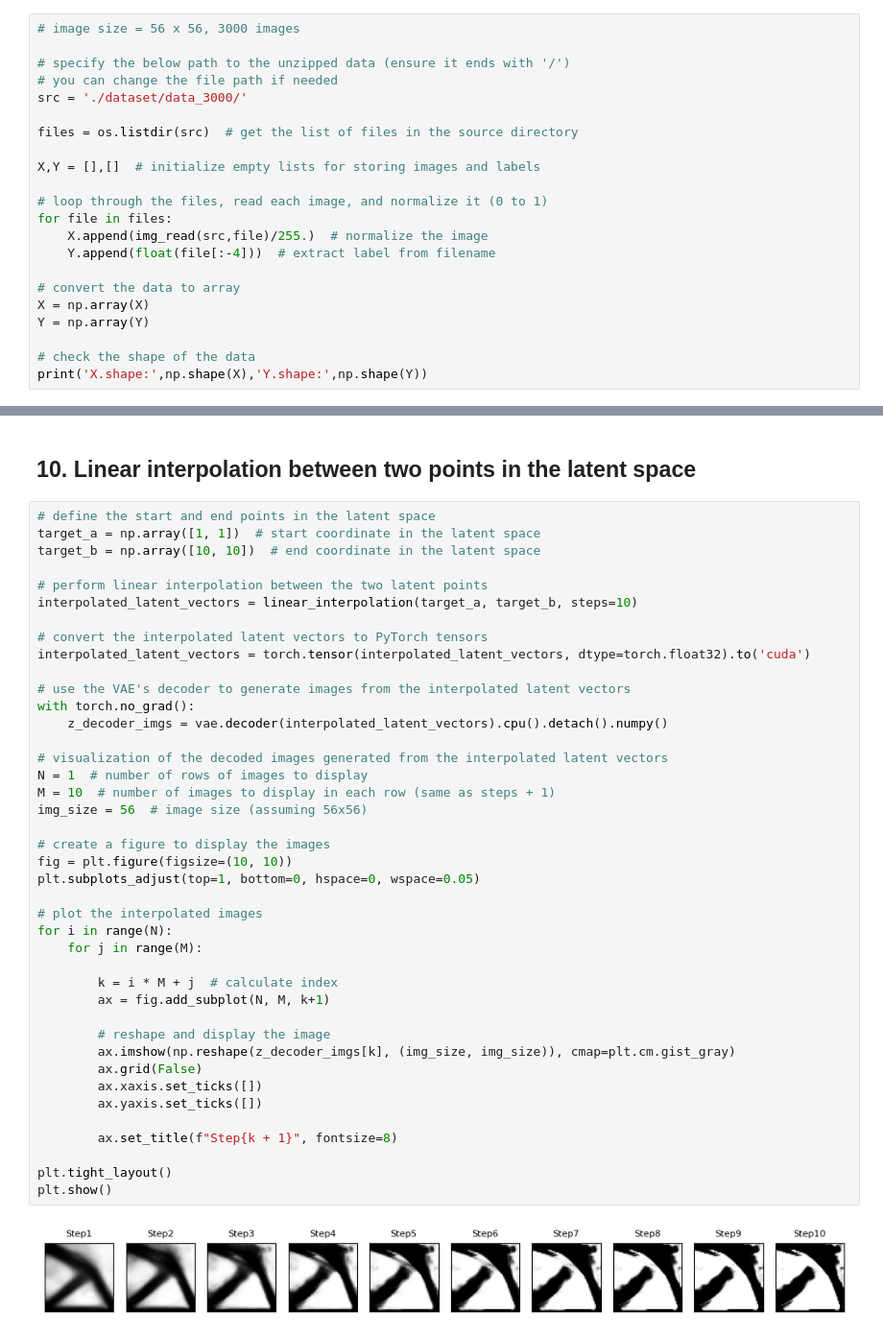
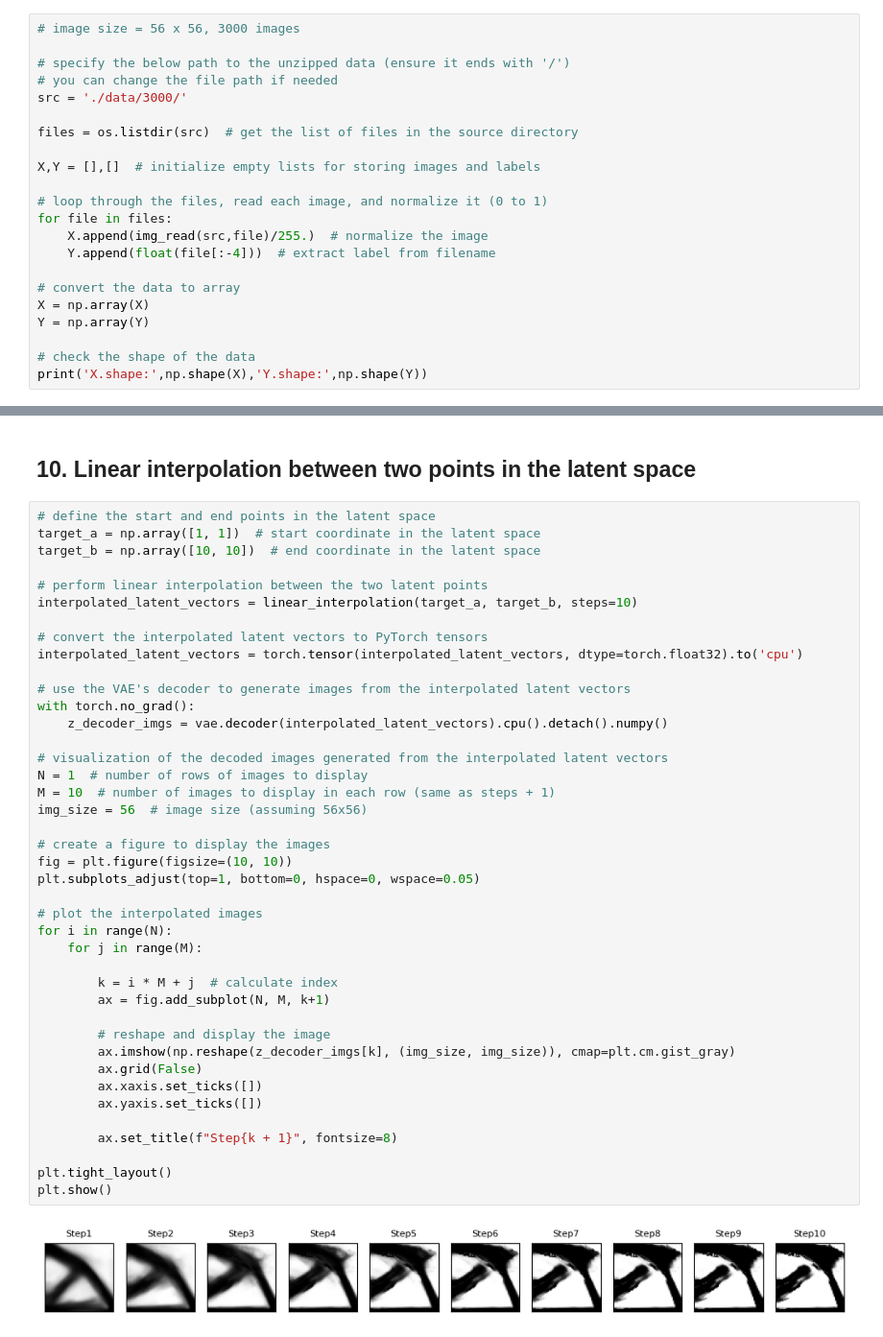
Before and after one commit to Lee-juchan/DL2, a Jupyter notebook: VAE.ipynb, the cells around one changed output, grey strips where cells are left out. Shown at 96% size. Saved outputs shown, nothing was run; the diff lists cells and outputs as text.

```diff
--- a/VAE.ipynb
+++ b/VAE.ipynb
@@ -148,7 +148,7 @@ print(img_array.shape)
 
 # specify the below path to the unzipped data (ensure it ends with '/')
 # you can change the file path if needed
-src = './dataset/data_3000/'
+src = './data/3000/'
 
 files = os.listdir(src)  # get the list of files in the source directory
 
@@ -601,37 +601,37 @@ target_b = np.array([10, 10])  # end coordinate in the latent space
 interpolated_latent_vectors = linear_interpolation(target_a, target_b, steps=10)
 
 # convert the interpolated latent vectors to PyTorch tensors
-interpolated_latent_vectors = torch.tensor(interpolated_latent_vectors, dtype=torch.float32).to('cuda')
+interpolated_latent_vectors = torch.tensor(interpolated_latent_vectors, dtype=torch.float32).to('cpu')
 
 # use the VAE's decoder to generate images from the interpolated latent vectors
 with torch.no_grad():
     z_decoder_imgs = vae.decoder(interpolated_latent_vectors).cpu().detach().numpy()
 
 # visualization of the decoded images generated from the interpolated latent vectors
 N = 1  # number of rows of images to display
 M = 10  # number of images to display in each row (same as steps + 1)
 img_size = 56  # image size (assuming 56x56)
 
 # create a figure to display the images
 fig = plt.figure(figsize=(10, 10))
 plt.subplots_adjust(top=1, bottom=0, hspace=0, wspace=0.05)
 
 # plot the interpolated images
 for i in range(N):
     for j in range(M):
 
         k = i * M + j  # calculate index
         ax = fig.add_subplot(N, M, k+1)
 
         # reshape and display the image
         ax.imshow(np.reshape(z_decoder_imgs[k], (img_size, img_size)), cmap=plt.cm.gist_gray)
         ax.grid(False)
         ax.xaxis.set_ticks([])
         ax.yaxis.set_ticks([])
 
         ax.set_title(f"Step{k + 1}", fontsize=8)
 
 plt.tight_layout()
 plt.show()
 # %% [output]
-[figure, old version]
+[figure, new version]
```
Also changed, not shown: parts of 8 cells of this notebook, 9 other files.
